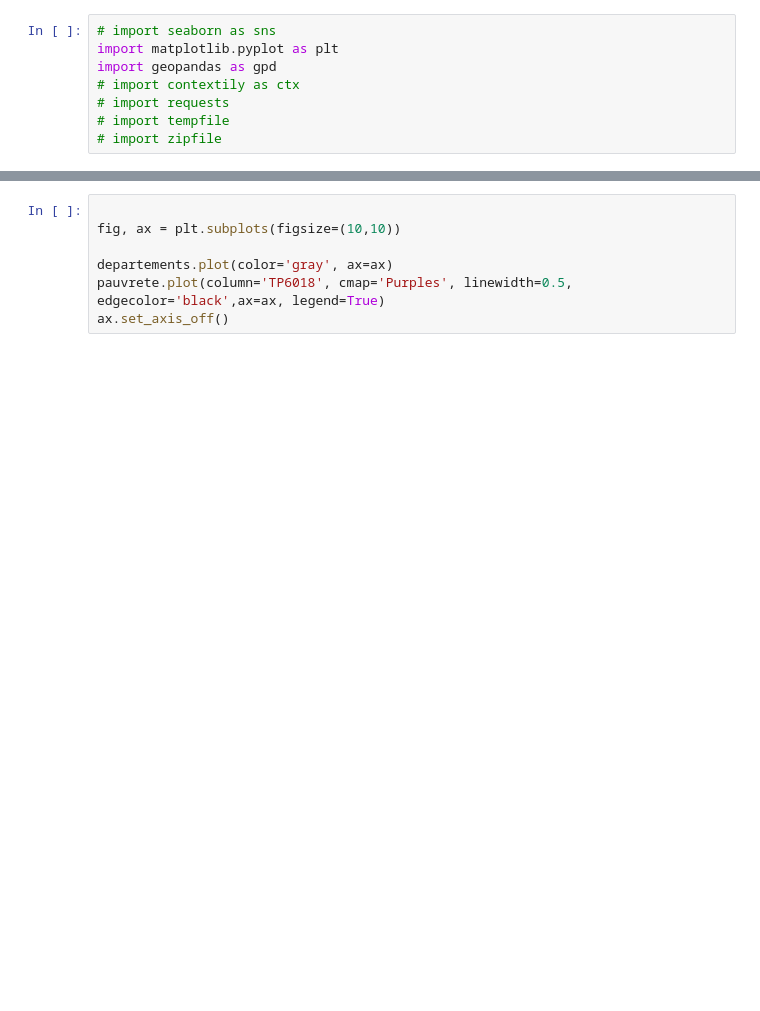
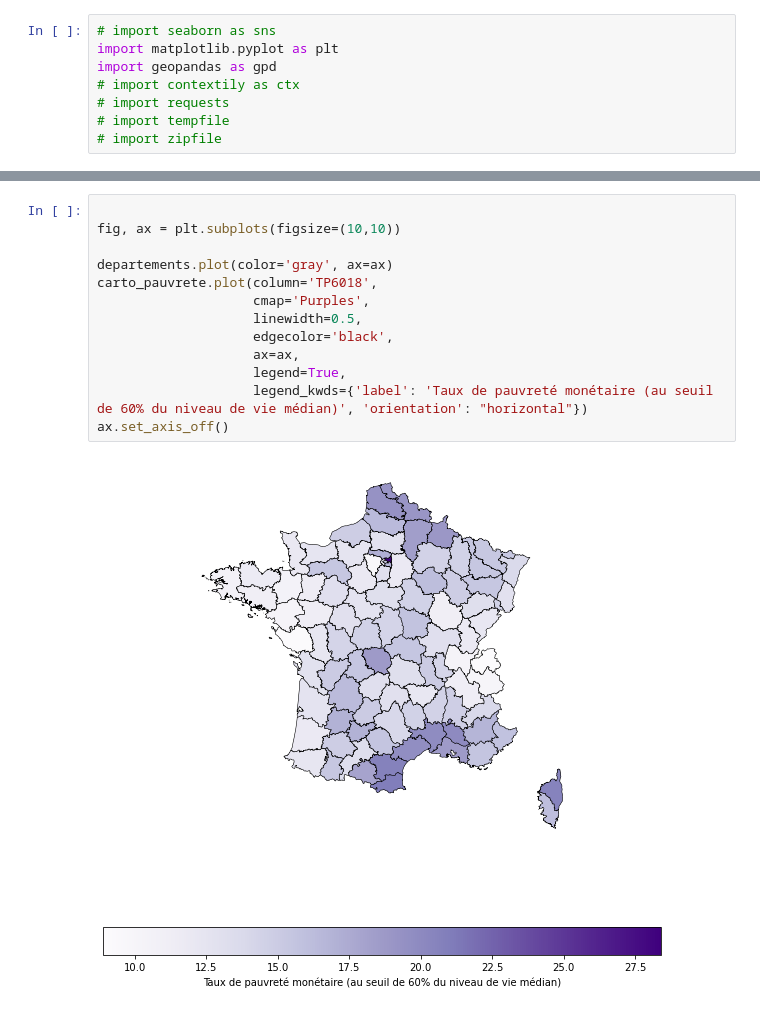
Before and after one commit to cthiounn/python-datascience-ENSAE-2A, a Jupyter notebook: Etude départementale/Cartes_descriptives.ipynb, the cells around one changed output, grey strips where cells are left out. Saved outputs shown, nothing was run; the diff lists cells and outputs as text; blank space fills up the shorter version.

```diff
--- a/Etude départementale/Cartes_descriptives.ipynb
+++ b/Etude départementale/Cartes_descriptives.ipynb
@@ -31,7 +239,15 @@ carto_pauvrete.dtypes
 # %%
 
 fig, ax = plt.subplots(figsize=(10,10))
 
 departements.plot(color='gray', ax=ax)
-pauvrete.plot(column='TP6018', cmap='Purples', linewidth=0.5, edgecolor='black',ax=ax, legend=True)
+carto_pauvrete.plot(column='TP6018',
+                    cmap='Purples',
+                    linewidth=0.5,
+                    edgecolor='black',
+                    ax=ax,
+                    legend=True,
+                    legend_kwds={'label': 'Taux de pauvreté monétaire (au seuil de 60% du niveau de vie médian)', 'orientation': "horizontal"})
 ax.set_axis_off()
+# %% [output]
+[figure, added]
```
Also changed, not shown: parts of 20 cells of this notebook.
